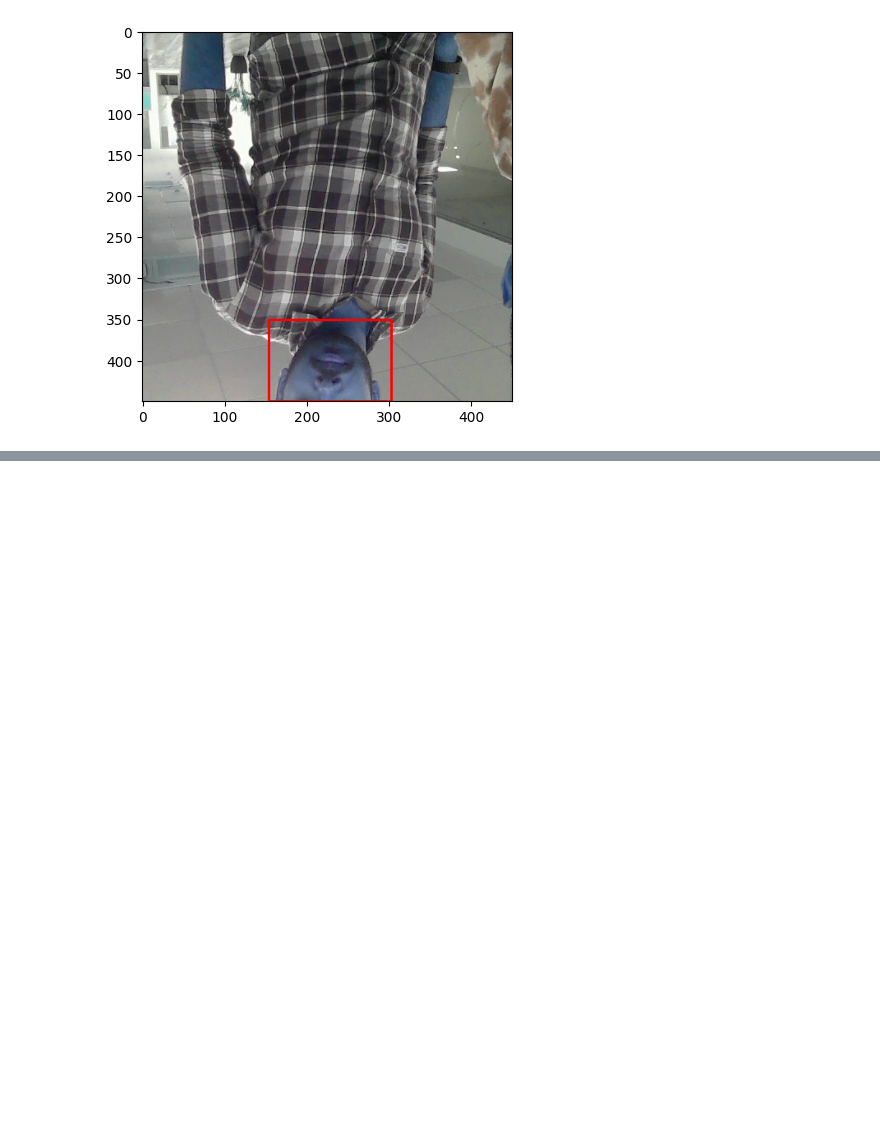
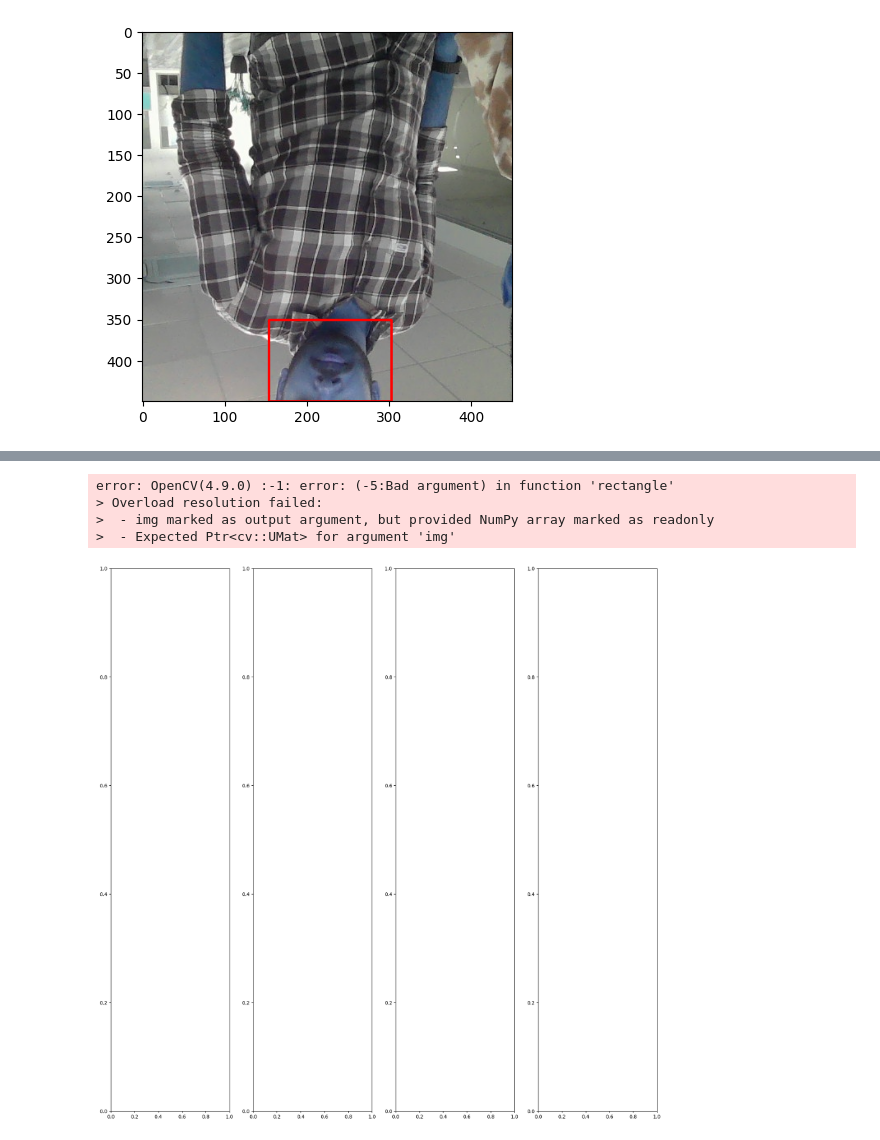
Before and after one commit to Raghav2124/Opencv, a Jupyter notebook: pro.ipynb, the cells around one changed output, grey strips where cells are left out. Cells and saved outputs as stored; diff of their text form; code cells hidden in the pictures; blank space fills up the shorter version.

```diff
--- a/pro.ipynb
+++ b/pro.ipynb
@@ -228,0 +272,3 @@ for partition in ['train','test','val']:
+# %%
+train_labels = tf.data.Dataset.list_files('aug_data\\train\\labels\\*.json', shuffle=False)
+train_labels = train_labels.map(lambda x: tf.py_function(load_labels, [x], [tf.uint8, tf.float16]))
@@ -228,0 +290,5 @@ for partition in ['train','test','val']:
+# %%
+train = tf.data.Dataset.zip((train_images, train_labels))
+train = train.shuffle(7000)
+train = train.batch(8)
+train = train.prefetch(4)
@@ -228,0 +324,22 @@ for partition in ['train','test','val']:
+# %%
+data_samples = train.as_numpy_iterator()
+# %%
+res = data_samples.next()
+# %%
+fig, ax = plt.subplots(ncols=4, figsize=(20,20))
+for idx in range(4):
+    sample_image = res[0][idx]
+    sample_coords = res[1][1][idx]
+
+    cv2.rectangle(sample_image,
+                  tuple(np.multiply(sample_coords[:2], [120,120]).astype(int)),
+                  tuple(np.multiply(sample_coords[2:], [120,120]).astype(int)),
+                        (255,0,0), 2)
+
+    ax[idx].imshow(sample_image)
+# %% [output]
+error: OpenCV(4.9.0) :-1: error: (-5:Bad argument) in function 'rectangle'
+> Overload resolution failed:
+>  - img marked as output argument, but provided NumPy array marked as readonly
+>  - Expected Ptr<cv::UMat> for argument 'img'
+[figure, added]
```
Also changed, not shown: parts of 48 cells of this notebook, 2 other files.
